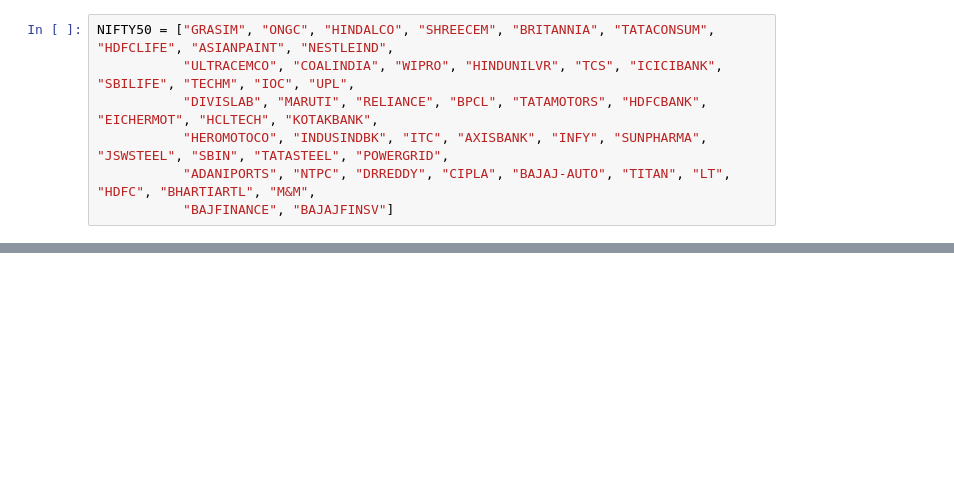
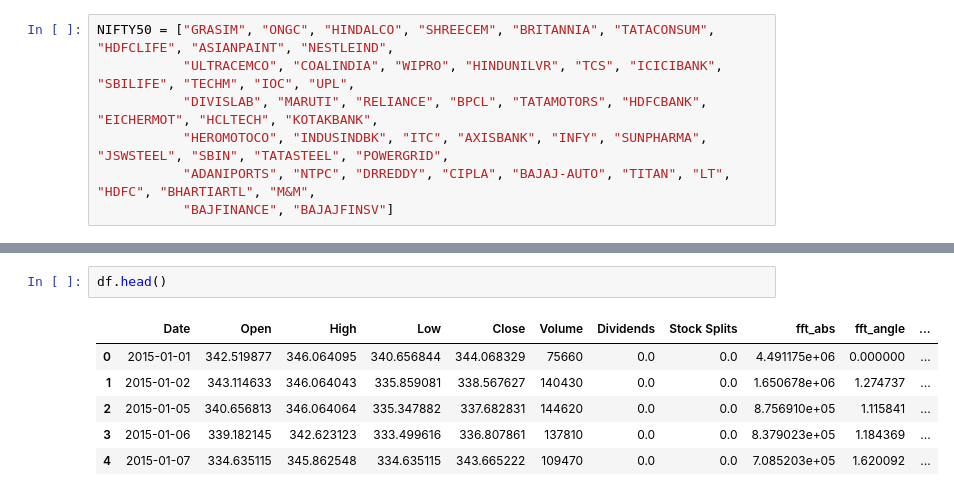
Before and after one commit to collab00/notebooks, a Jupyter notebook: trend.ipynb, the cells around one changed output, grey strips where cells are left out. Drawn from its saved outputs; the diff is of its cells as text; blank space fills up the shorter version.

```diff
--- a/trend.ipynb
+++ b/trend.ipynb
@@ -53,0 +87,9 @@ df['downtrend'].plot(ax=ax2, color='r')
+# %%
+df.head()
+# %% [output]
+|  | Date | Open | High | Low | Close | Volume | Dividends | Stock Splits | fft_abs | fft_angle | ... |
+| 0 | 2015-01-01 | 342.519877 | 346.064095 | 340.656844 | 344.068329 | 75660 | 0.0 | 0.0 | 4.491175e+06 | 0.000000 | ... |
+| 1 | 2015-01-02 | 343.114633 | 346.064043 | 335.859081 | 338.567627 | 140430 | 0.0 | 0.0 | 1.650678e+06 | 1.274737 | ... |
+| 2 | 2015-01-05 | 340.656813 | 346.064064 | 335.347882 | 337.682831 | 144620 | 0.0 | 0.0 | 8.756910e+05 | 1.115841 | ... |
+| 3 | 2015-01-06 | 339.182145 | 342.623123 | 333.499616 | 336.807861 | 137810 | 0.0 | 0.0 | 8.379023e+05 | 1.184369 | ... |
+| 4 | 2015-01-07 | 334.635115 | 345.862548 | 334.635115 | 343.665222 | 109470 | 0.0 | 0.0 | 7.085203e+05 | 1.620092 | ... |
```
Also changed, not shown: parts of 10 cells of this notebook.
